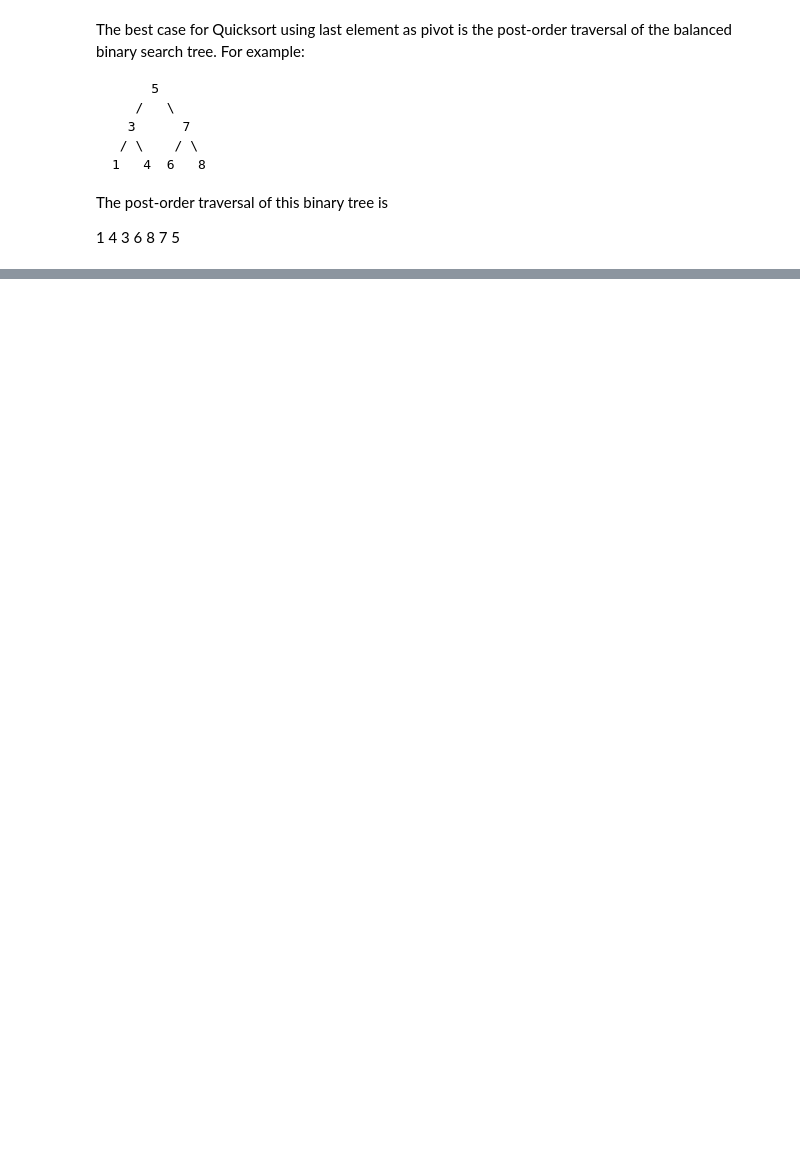
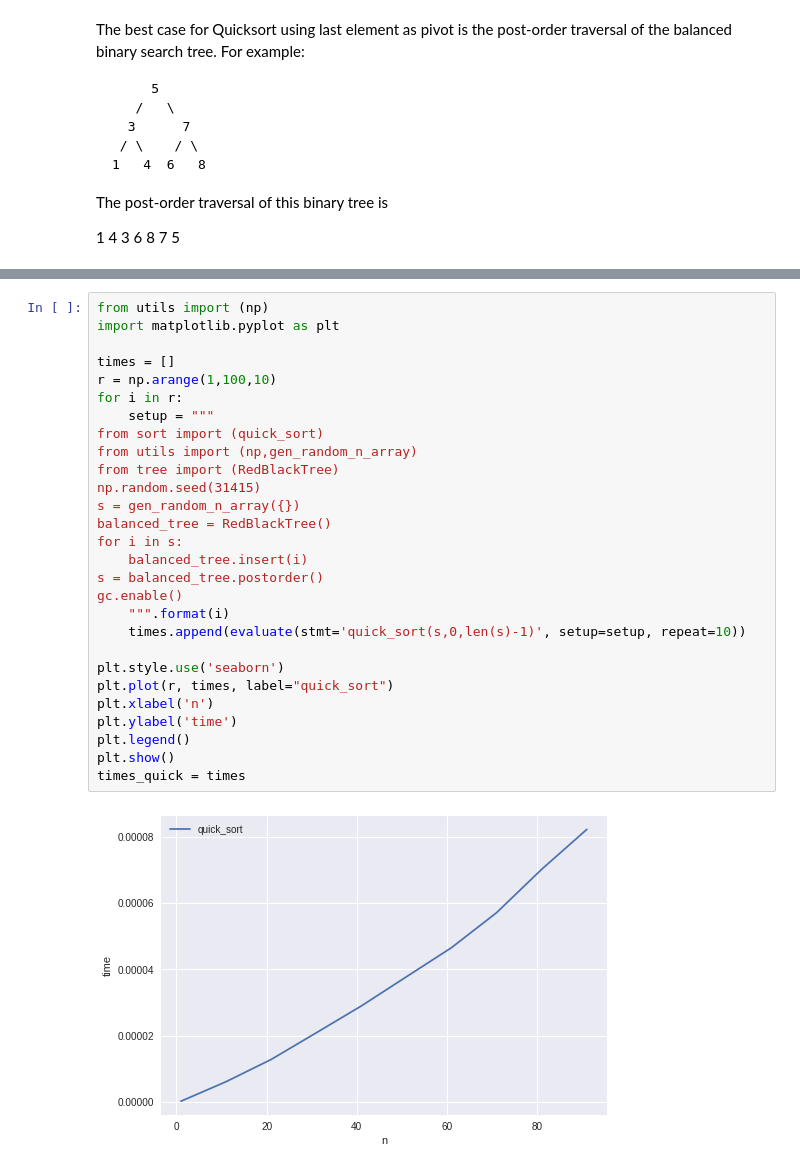
Before and after one commit to Filmon97/algorithms-and-data-structures-report, a Jupyter notebook: notebooks/sort.ipynb, the cells around one changed output, grey strips where cells are left out. Drawn from its saved outputs; the diff is of its cells as text; blank space fills up the shorter version.

```diff
--- a/notebooks/sort.ipynb
+++ b/notebooks/sort.ipynb
@@ -109,0 +164,30 @@ The post-order traversal of this binary tree is
+# %%
+from utils import (np)
+import matplotlib.pyplot as plt
+
+times = []
+r = np.arange(1,100,10)
+for i in r:
+    setup = """
+from sort import (quick_sort)
+from utils import (np,gen_random_n_array)
+from tree import (RedBlackTree)
+np.random.seed(31415)
+s = gen_random_n_array({})
+balanced_tree = RedBlackTree()
+for i in s:
+    balanced_tree.insert(i)
+s = balanced_tree.postorder()
+gc.enable()
+    """.format(i)
+    times.append(evaluate(stmt='quick_sort(s,0,len(s)-1)', setup=setup, repeat=10))
+
+plt.style.use('seaborn')
+plt.plot(r, times, label="quick_sort")
+plt.xlabel('n')
+plt.ylabel('time')
+plt.legend()
+plt.show()
+times_quick = times
+# %% [output]
+[figure, added]
```
Also changed, not shown: parts of 7 cells of this notebook, 6 other files.
